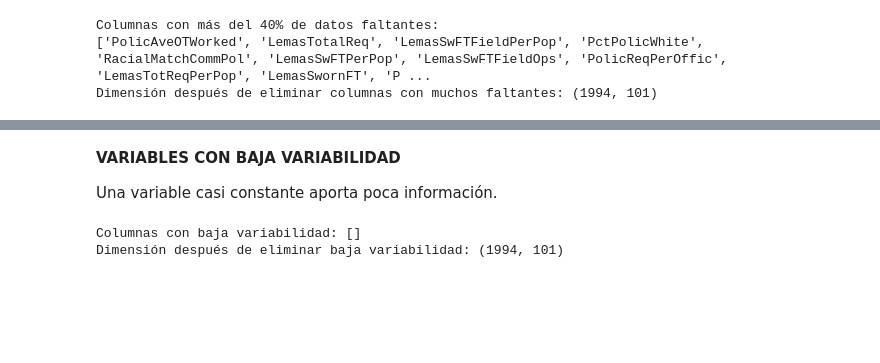
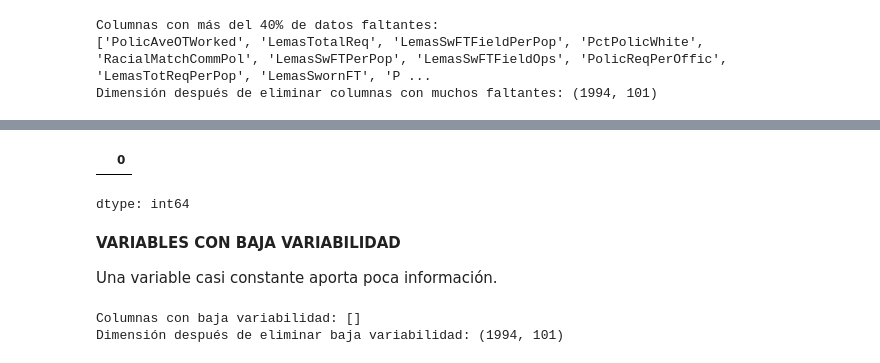
Before and after one commit to josemesa0112/machine-learning-repository, a Jupyter notebook: Machine_Learning_applied_to_Crime_Prediction.ipynb, the cells around one changed output, grey strips where cells are left out. Saved outputs shown, nothing was run; the diff lists cells and outputs as text; code cells hidden in the pictures; blank space fills up the shorter version.

```diff
--- a/Machine_Learning_applied_to_Crime_Prediction.ipynb
+++ b/Machine_Learning_applied_to_Crime_Prediction.ipynb
@@ -176,0 +212,2 @@ Dimensión después de eliminar columnas con muchos faltantes: (1994, 101)
+# %%
+df_model['OtherPerCap'][df_model['OtherPerCap'].isna() != 0] = df_model['OtherPerCap'].mean()
@@ -177,3 +225,8 @@ Dimensión después de eliminar columnas con muchos faltantes: (1994, 101)
+# %%
+df_model.isna().sum()[df_model.isna().sum() != 0] #verificando valores faltantes luego
+# %% [output]
+|  | 0 |
+dtype: int64
 # %% [markdown]
 **VARIABLES CON BAJA VARIABILIDAD**
 
```
Also changed, not shown: parts of 32 cells of this notebook.
